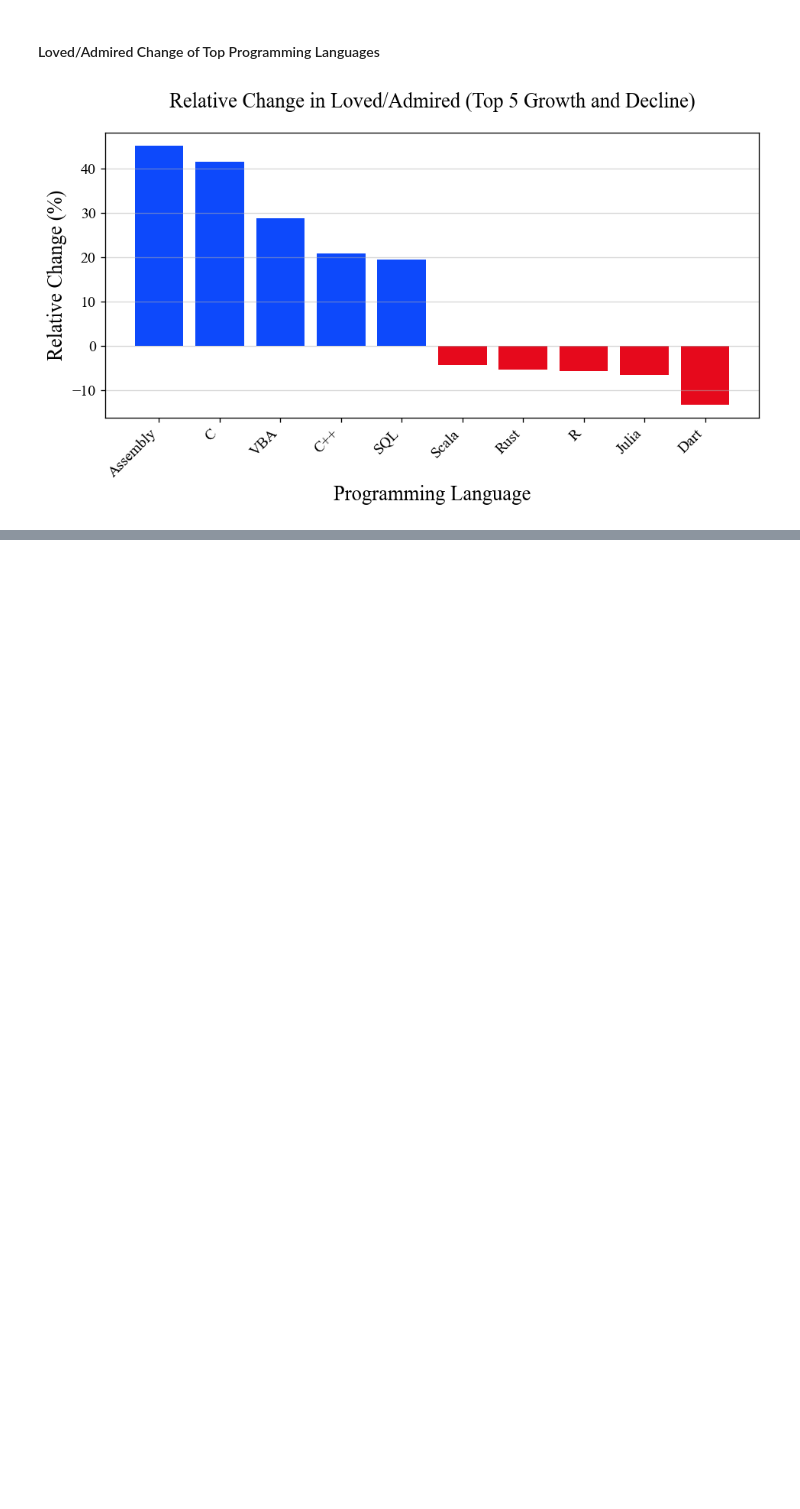
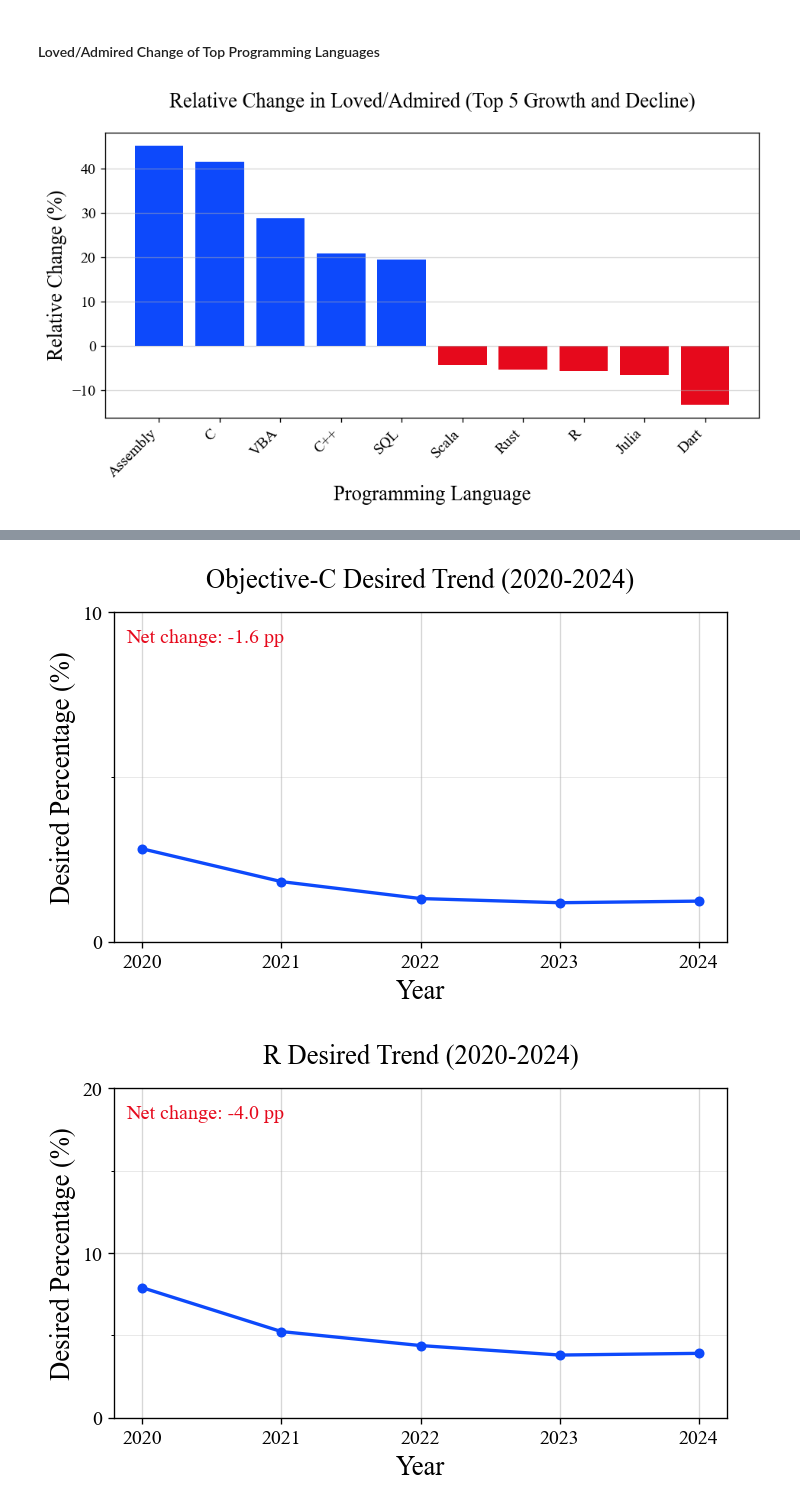
Before and after one commit to devinlin89/SO-language-trends-2020-2024, a Jupyter notebook: notebooks/analysis.ipynb, the cells around one changed output, grey strips where cells are left out. Cells and saved outputs as stored; diff of their text form; code cells hidden in the pictures; blank space fills up the shorter version.

```diff
--- a/notebooks/analysis.ipynb
+++ b/notebooks/analysis.ipynb
@@ -721,0 +734,10 @@ for language in top_5_languages_by_relative_decline.index:
+# %%
+for lang in top_desired_negative:
+    plotting.plot_single_language_trend(
+        desired_trends_df,
+        language=lang,
+        metric_name="Desired"
+    )
+# %% [output]
+[figure, added]
+[figure, added]
```
Also changed, not shown: parts of 18 cells of this notebook, 1 other file.
